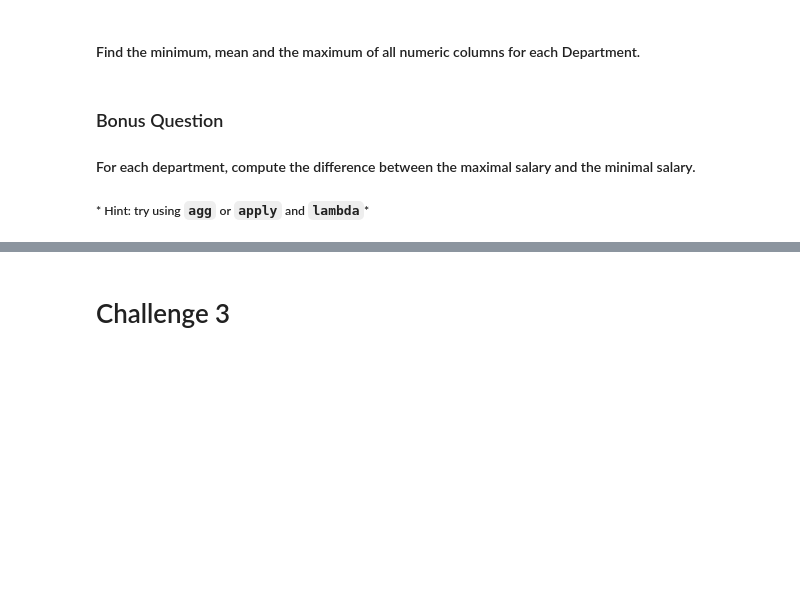
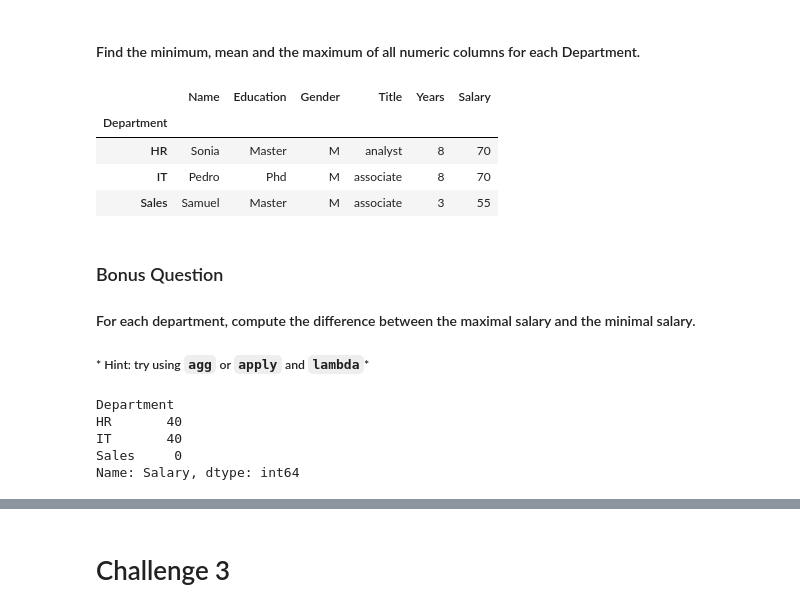
Before and after one commit to ta-data-bcn/lab-subsetting-and-descriptive-stats, a Jupyter notebook: your-code/main.ipynb, the cells around one changed output, grey strips where cells are left out. Cells and saved outputs as stored; diff of their text form; code cells hidden in the pictures; blank space fills up the shorter version.

```diff
--- a/your-code/main.ipynb
+++ b/your-code/main.ipynb
@@ -125,3 +328,14 @@
+# %%
+# your answer here
+employees.groupby('Department').mean()
+employees.groupby('Department').min()
+employees.groupby('Department').max()
+# %% [output]
+|  | Name | Education | Gender | Title | Years | Salary |
+| Department |  |  |  |  |  |  |
+| HR | Sonia | Master | M | analyst | 8 | 70 |
+| IT | Pedro | Phd | M | associate | 8 | 70 |
+| Sales | Samuel | Master | M | associate | 3 | 55 |
 # %% [markdown]
 ### Bonus Question
 
@@ -132,0 +345,9 @@
+# %%
+# your answer here
+employees.groupby('Department')['Salary'].apply(lambda x: x.max() - x.min())
+# %% [output]
+Department
+HR       40
+IT       40
+Sales     0
+Name: Salary, dtype: int64
```
Also changed, not shown: parts of 33 cells of this notebook.
